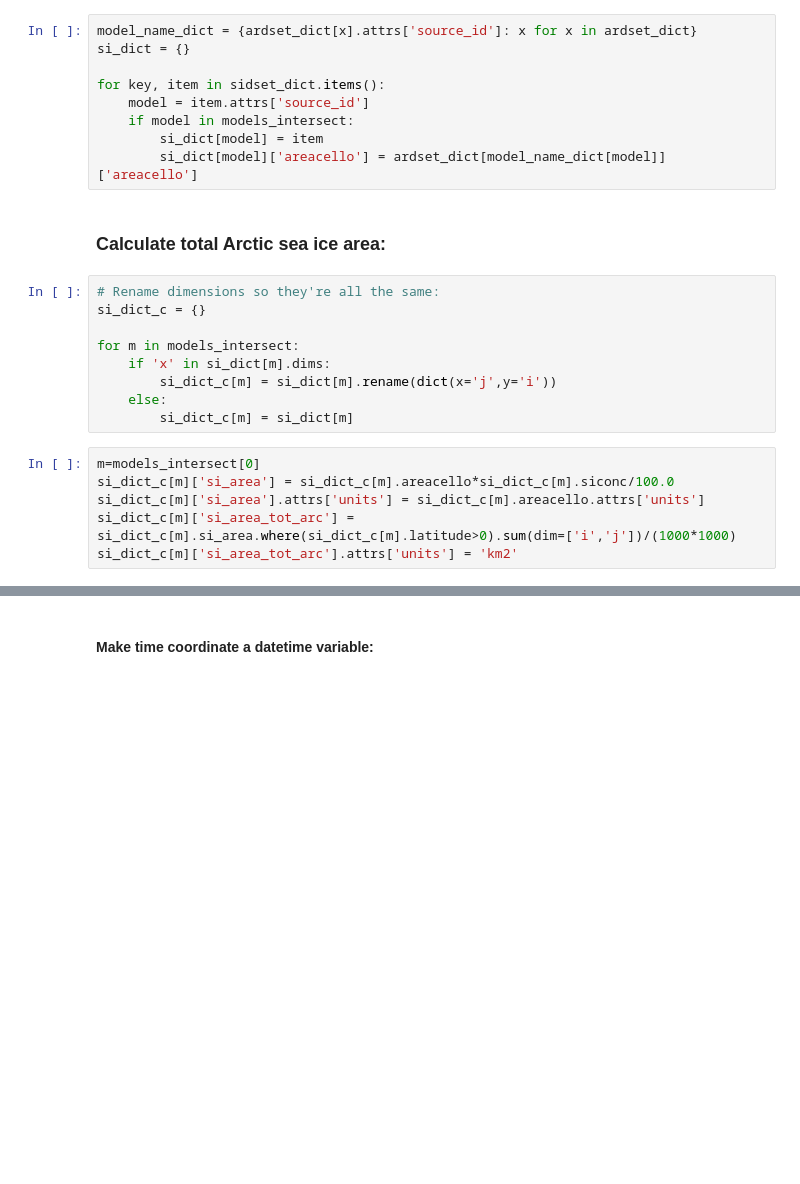
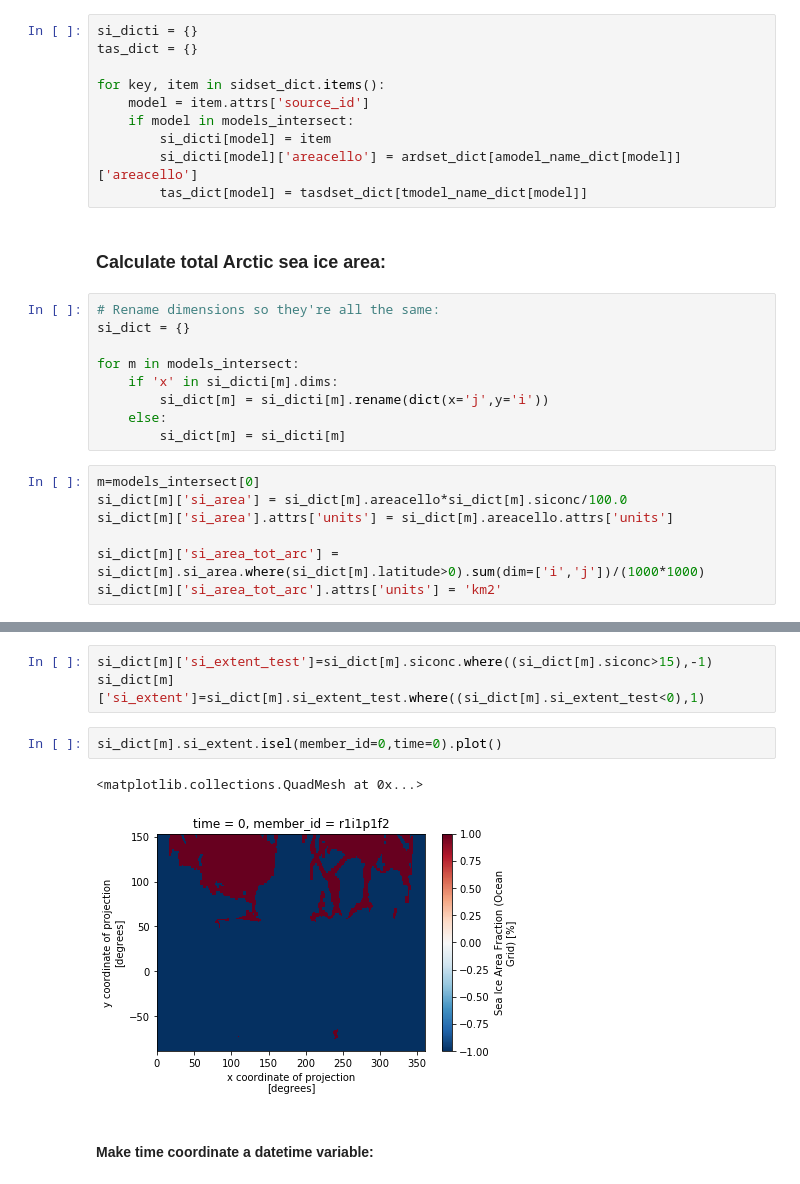
Before and after one commit to smithmadisonm/cmip6-seaice-temp-sensitivity, a Jupyter notebook: notebooks/Sea_ice_temp.ipynb, the cells around one changed output, grey strips where cells are left out. Saved outputs shown, nothing was run; the diff lists cells and outputs as text; blank space fills up the shorter version.

Commit message:
added tas, started to play with extent

```diff
--- a/notebooks/Sea_ice_temp.ipynb
+++ b/notebooks/Sea_ice_temp.ipynb
@@ -107,26 +94,28 @@ sidset_dict = cat_siconc.to_dataset_dict(zarr_kwargs={'consolidated': True, 'dec
 # %%
-model_name_dict = {ardset_dict[x].attrs['source_id']: x for x in ardset_dict}
-si_dict = {}
+si_dicti = {}
+tas_dict = {}
 
 for key, item in sidset_dict.items():
     model = item.attrs['source_id']
     if model in models_intersect:
-        si_dict[model] = item
-        si_dict[model]['areacello'] = ardset_dict[model_name_dict[model]]['areacello']
+        si_dicti[model] = item
+        si_dicti[model]['areacello'] = ardset_dict[amodel_name_dict[model]]['areacello']
+        tas_dict[model] = tasdset_dict[tmodel_name_dict[model]]
 # %% [markdown]
 ### Calculate total Arctic sea ice area:
 # %%
 # Rename dimensions so they're all the same:
-si_dict_c = {}
+si_dict = {}
 
 for m in models_intersect:
-    if 'x' in si_dict[m].dims:
-        si_dict_c[m] = si_dict[m].rename(dict(x='j',y='i'))
+    if 'x' in si_dicti[m].dims:
+        si_dict[m] = si_dicti[m].rename(dict(x='j',y='i'))
     else:
-        si_dict_c[m] = si_dict[m]
+        si_dict[m] = si_dicti[m]
 # %%
 m=models_intersect[0]
-si_dict_c[m]['si_area'] = si_dict_c[m].areacello*si_dict_c[m].siconc/100.0
-si_dict_c[m]['si_area'].attrs['units'] = si_dict_c[m].areacello.attrs['units']
-si_dict_c[m]['si_area_tot_arc'] = si_dict_c[m].si_area.where(si_dict_c[m].latitude>0).sum(dim=['i','j'])/(1000*1000)
-si_dict_c[m]['si_area_tot_arc'].attrs['units'] = 'km2'
+si_dict[m]['si_area'] = si_dict[m].areacello*si_dict[m].siconc/100.0
+si_dict[m]['si_area'].attrs['units'] = si_dict[m].areacello.attrs['units']
+
+si_dict[m]['si_area_tot_arc'] = si_dict[m].si_area.where(si_dict[m].latitude>0).sum(dim=['i','j'])/(1000*1000)
+si_dict[m]['si_area_tot_arc'].attrs['units'] = 'km2'
@@ -133,3 +143,11 @@ si_dict_c[m]['si_area_tot_arc'].attrs['units'] = 'km2'
+# %%
+si_dict[m]['si_extent_test']=si_dict[m].siconc.where((si_dict[m].siconc>15),-1)
+si_dict[m]['si_extent']=si_dict[m].si_extent_test.where((si_dict[m].si_extent_test<0),1)
+# %%
+si_dict[m].si_extent.isel(member_id=0,time=0).plot()
+# %% [output]
+<matplotlib.collections.QuadMesh at 0x...>
+[figure, added]
 # %% [markdown]
 #### Make time coordinate a datetime variable:
 # %%
```
Also changed, not shown: parts of 7 cells of this notebook.
